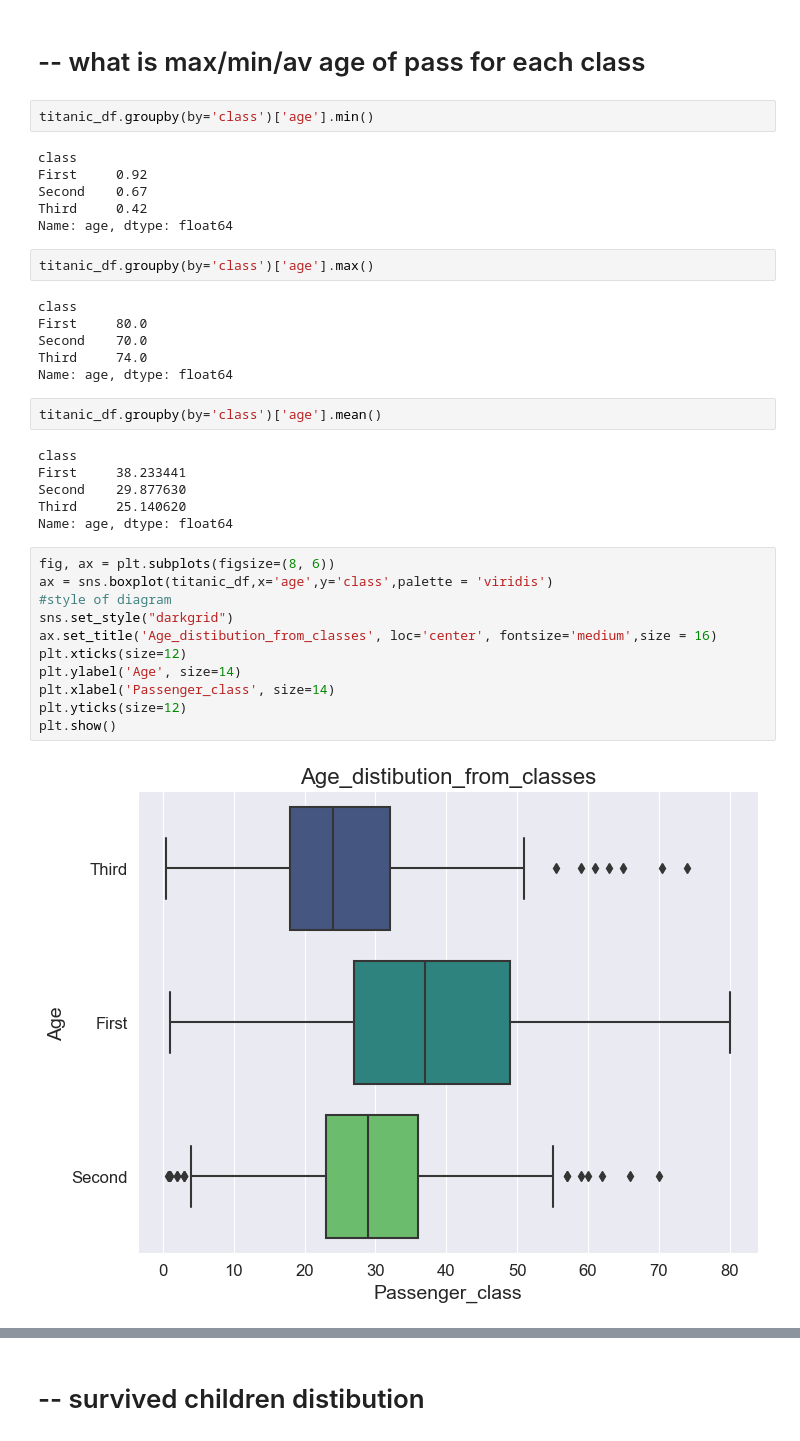
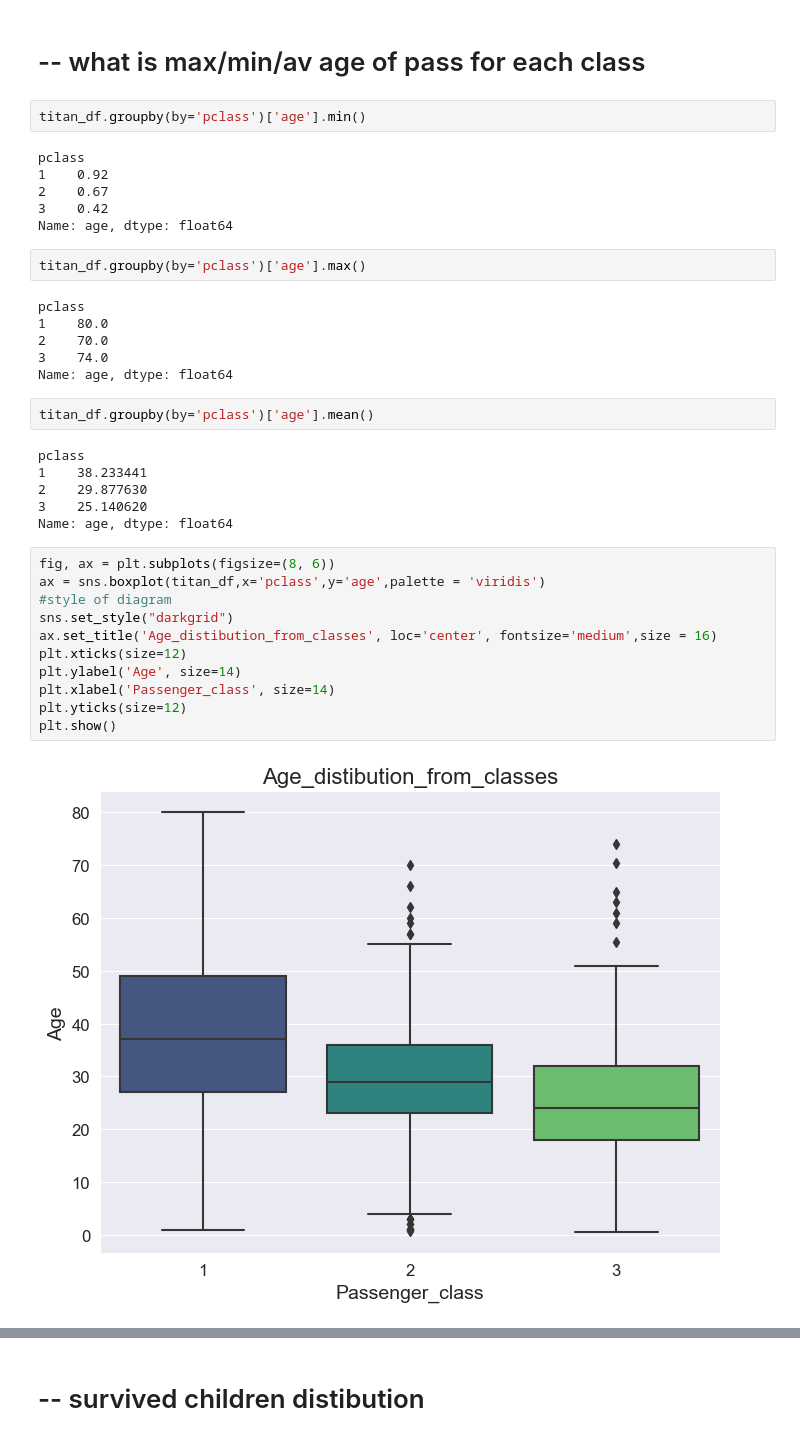
Before and after one commit to 88alexinho/titanic_full_cycle_project, a Jupyter notebook: full_cycle_project.ipynb, the cells around one changed output, grey strips where cells are left out. Drawn from its saved outputs; the diff is of its cells as text.

```diff
--- a/full_cycle_project.ipynb
+++ b/full_cycle_project.ipynb
@@ -134,42 +145,42 @@ plt.show()
 # %% [markdown]
 # -- what is max/min/av age of pass for each class
 # %%
-titanic_df.groupby(by='class')['age'].min()
+titan_df.groupby(by='pclass')['age'].min()
 # %% [output]
-class
-First     0.92
-Second    0.67
-Third     0.42
+pclass
+1    0.92
+2    0.67
+3    0.42
 Name: age, dtype: float64
 # %%
-titanic_df.groupby(by='class')['age'].max()
+titan_df.groupby(by='pclass')['age'].max()
 # %% [output]
-class
-First     80.0
-Second    70.0
-Third     74.0
+pclass
+1    80.0
+2    70.0
+3    74.0
 Name: age, dtype: float64
 # %%
-titanic_df.groupby(by='class')['age'].mean()
+titan_df.groupby(by='pclass')['age'].mean()
 # %% [output]
-class
-First     38.233441
-Second    29.877630
-Third     25.140620
+pclass
+1    38.233441
+2    29.877630
+3    25.140620
 Name: age, dtype: float64
 # %%
 fig, ax = plt.subplots(figsize=(8, 6))
-ax = sns.boxplot(titanic_df,x='age',y='class',palette = 'viridis')
+ax = sns.boxplot(titan_df,x='pclass',y='age',palette = 'viridis')
 #style of diagram
 sns.set_style("darkgrid")
 ax.set_title('Age_distibution_from_classes', loc='center', fontsize='medium',size = 16)
 plt.xticks(size=12)
 plt.ylabel('Age', size=14)
 plt.xlabel('Passenger_class', size=14)
 plt.yticks(size=12)
 plt.show()
 # %% [output]
-[figure, old version]
+[figure, new version]
 # %%
 from collections import Counter
 
```
Also changed, not shown: parts of 32 cells of this notebook.
